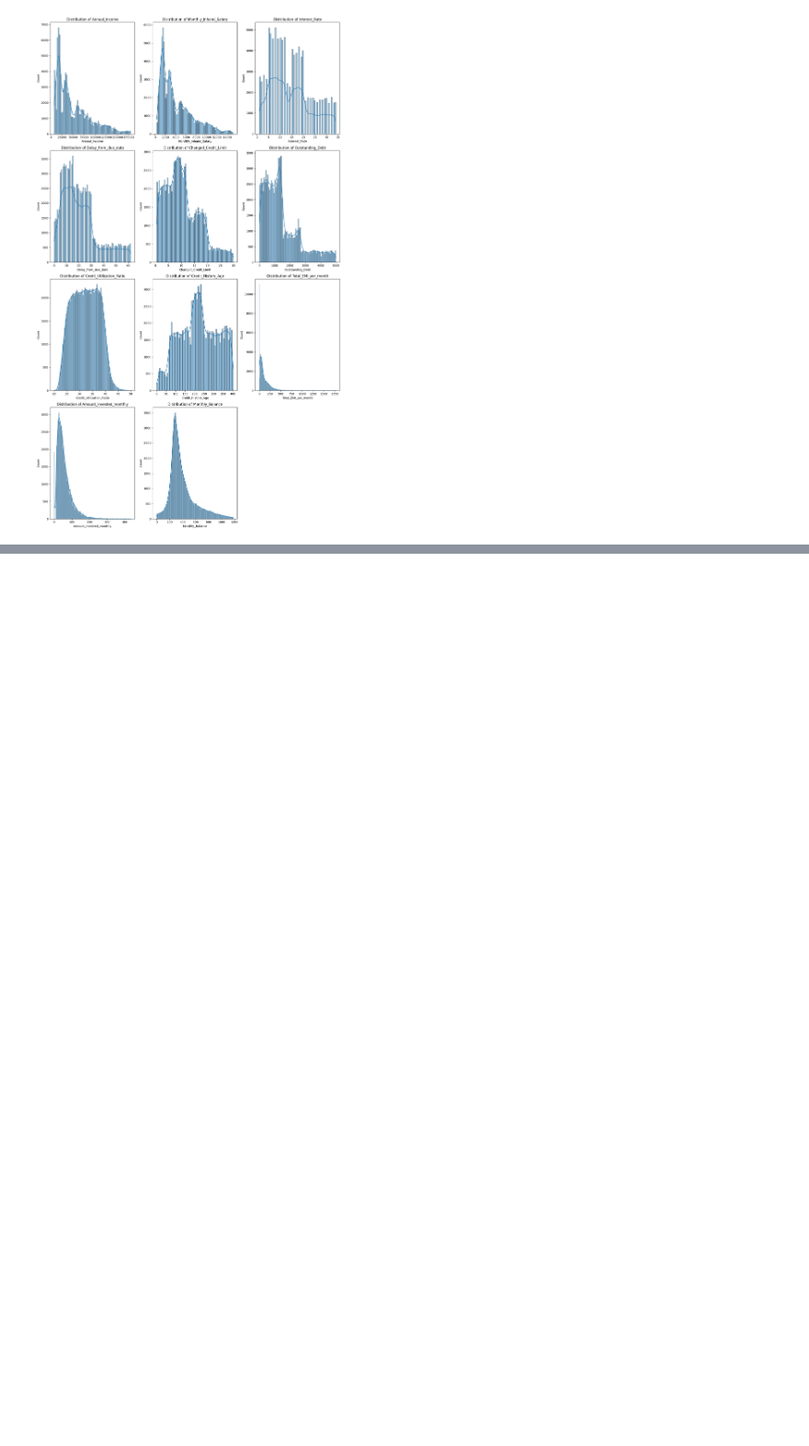
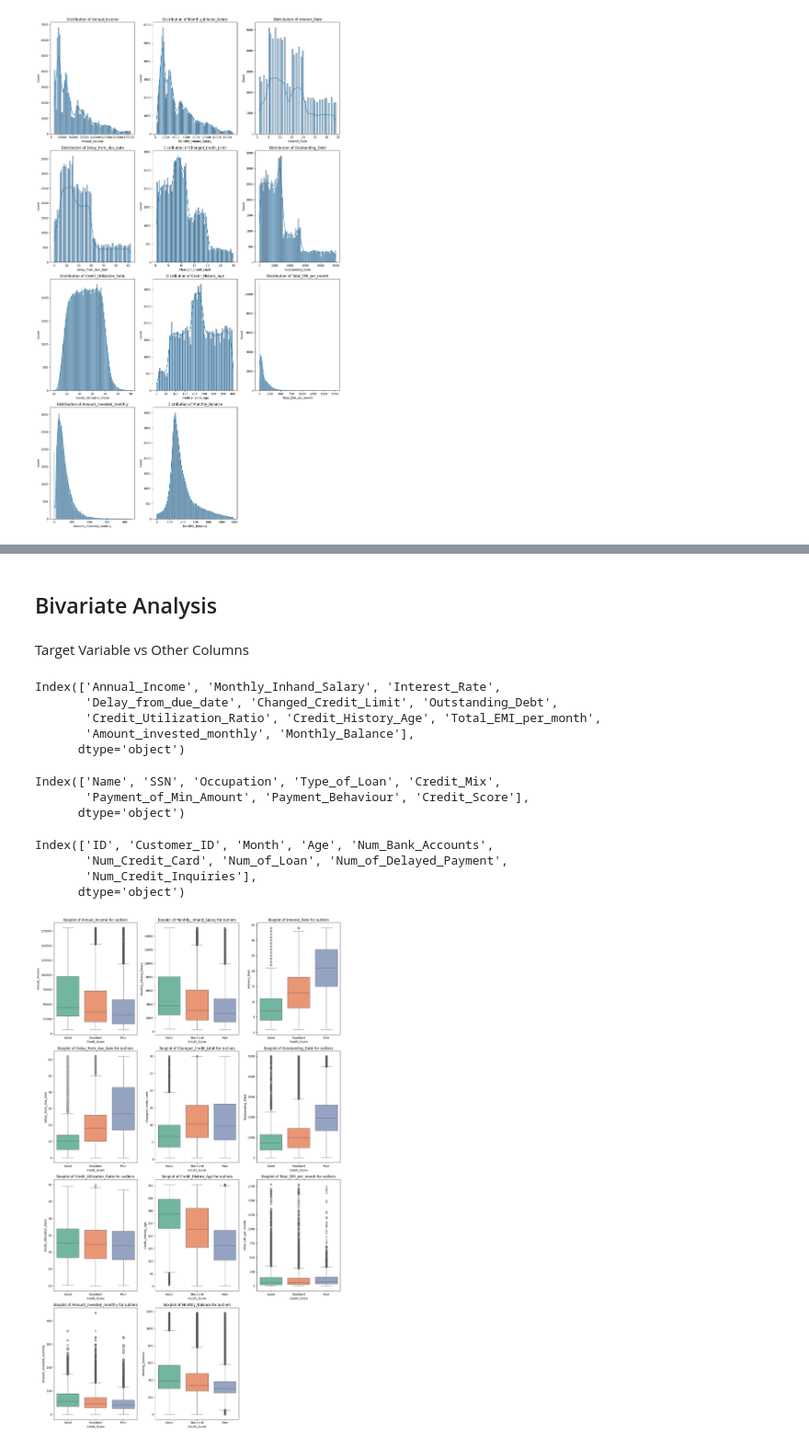
Before and after one commit to sushantkas/EDA_Paisabazar, a Jupyter notebook: EDA.ipynb, the cells around one changed output, grey strips where cells are left out. Shown at 92% size. Drawn from its saved outputs; the diff is of its cells as text; code cells hidden in the pictures; blank space fills up the shorter version.

```diff
--- a/EDA.ipynb
+++ b/EDA.ipynb
@@ -431,0 +607,45 @@ plt.show()
+# %% [markdown]
+## Bivariate Analysis
+# %% [markdown]
+Target Variable vs Other Columns
+# %%
+# Continuous Features Names
+ftype
+# %% [output]
+Index(['Annual_Income', 'Monthly_Inhand_Salary', 'Interest_Rate',
+       'Delay_from_due_date', 'Changed_Credit_Limit', 'Outstanding_Debt',
+       'Credit_Utilization_Ratio', 'Credit_History_Age', 'Total_EMI_per_month',
+       'Amount_invested_monthly', 'Monthly_Balance'],
+      dtype='object')
+# %%
+# categorical Features names
+objtype
+# %% [output]
+Index(['Name', 'SSN', 'Occupation', 'Type_of_Loan', 'Credit_Mix',
+       'Payment_of_Min_Amount', 'Payment_Behaviour', 'Credit_Score'],
+      dtype='object')
+# %%
+# Discrete Features names
+inttype
+# %% [output]
+Index(['ID', 'Customer_ID', 'Month', 'Age', 'Num_Bank_Accounts',
+       'Num_Credit_Card', 'Num_of_Loan', 'Num_of_Delayed_Payment',
+       'Num_Credit_Inquiries'],
+      dtype='object')
+# %%
+plt.figure(figsize=(15, 25))
+
+j = 1
+for i in ftype:
+    try:
+        plt.subplot(4, 3, j)   # 3 rows, 2 cols, position j
+        sns.boxplot(x="Credit_Score", y=i, data=df, palette="Set2", hue="Credit_Score")  # kde=True for smooth curve (optional)
+        plt.title(f"Boxplot of {i} for outliers")
+        j += 1
+    except Exception as e:
+        print(f"Skipping column {i} due to error: {e}")
+
+plt.tight_layout()  # adjust spacing
+plt.show()
+# %% [output]
+[figure, added]
```
Also changed, not shown: parts of 8 cells of this notebook.
